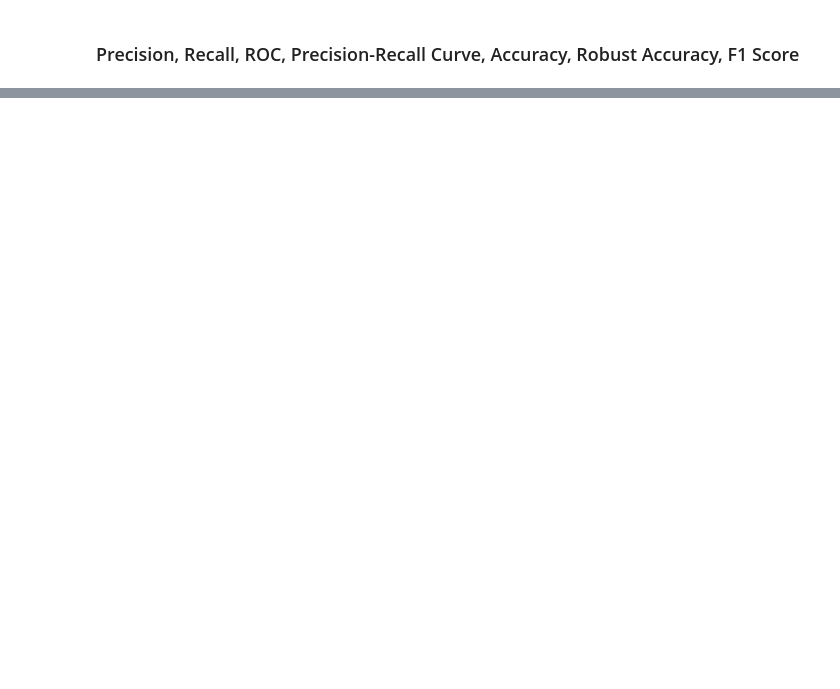
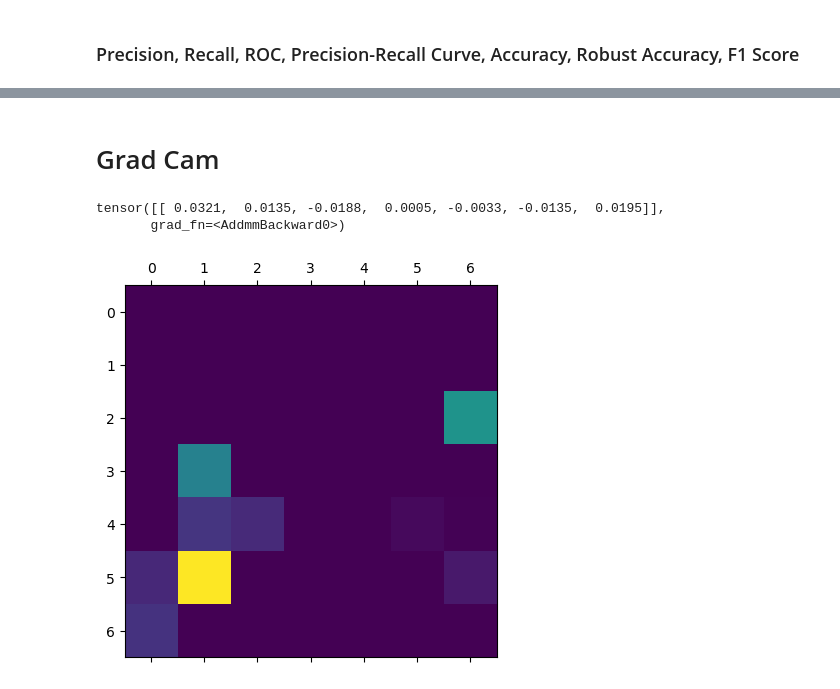
Before and after one commit to SchadenKai/Trashbox-ARD, a Jupyter notebook: EvaluateModel copy.ipynb, the cells around one changed output, grey strips where cells are left out. Saved outputs shown, nothing was run; the diff lists cells and outputs as text; code cells hidden in the pictures; blank space fills up the shorter version.

```diff
--- a/EvaluateModel copy.ipynb
+++ b/EvaluateModel copy.ipynb
@@ -459,0 +549,2 @@ GFLOPs: 0.340073561774895
+# %% [markdown]
+# Grad Cam
@@ -459,0 +656,36 @@ GFLOPs: 0.340073561774895
+# %%
+sample, target = next(iter(trash_test_loader))
+# %%
+mnv3 = MobilenetV3Small()
+
+mnv3.eval()
+pred = mnv3(sample)
+print(pred)
+
+pred[:, target].backward()
+gradients = mnv3.get_activations_gradient()
+
+pooled_gradients = torch.mean(gradients, dim=[0,2,3])
+activations = mnv3.get_activations(sample).detach()
+
+for i in range(576):
+    activations[:, i, :, :] *= pooled_gradients[i]
+
+# average the channels of the activations
+heatmap = torch.mean(activations, dim=1).squeeze()
+
+# relu on top of the heatmap
+# expression (2) in https://arxiv.org/pdf/1610.02391.pdf
+heatmap = np.maximum(heatmap, 0)
+
+# normalize the heatmap
+heatmap /= torch.max(heatmap)
+
+# draw the heatmap
+plt.matshow(heatmap.squeeze())
+
+heatmap = heatmap.cpu().detach().numpy()
+# %% [output]
+tensor([[ 0.0321,  0.0135, -0.0188,  0.0005, -0.0033, -0.0135,  0.0195]],
+       grad_fn=<AddmmBackward0>)
+[figure, added]
```
Also changed, not shown: parts of 29 cells of this notebook, 14 other files.
